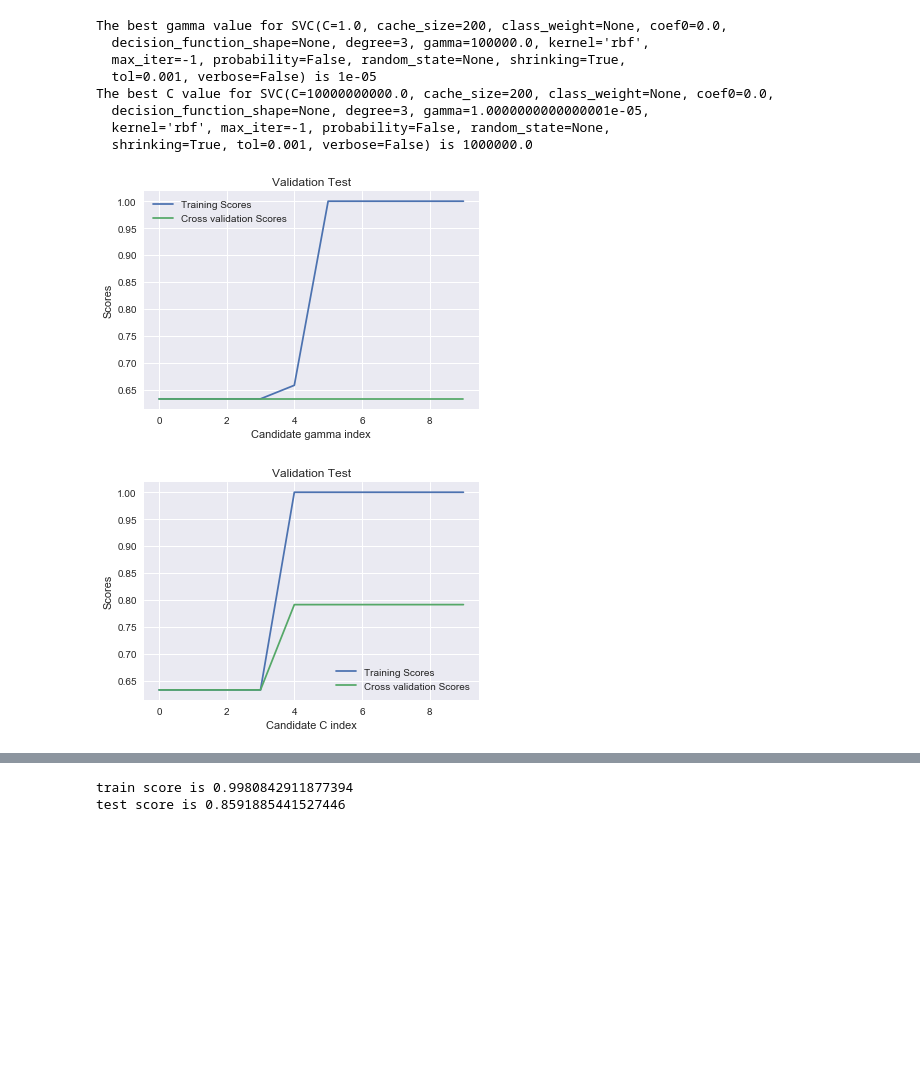
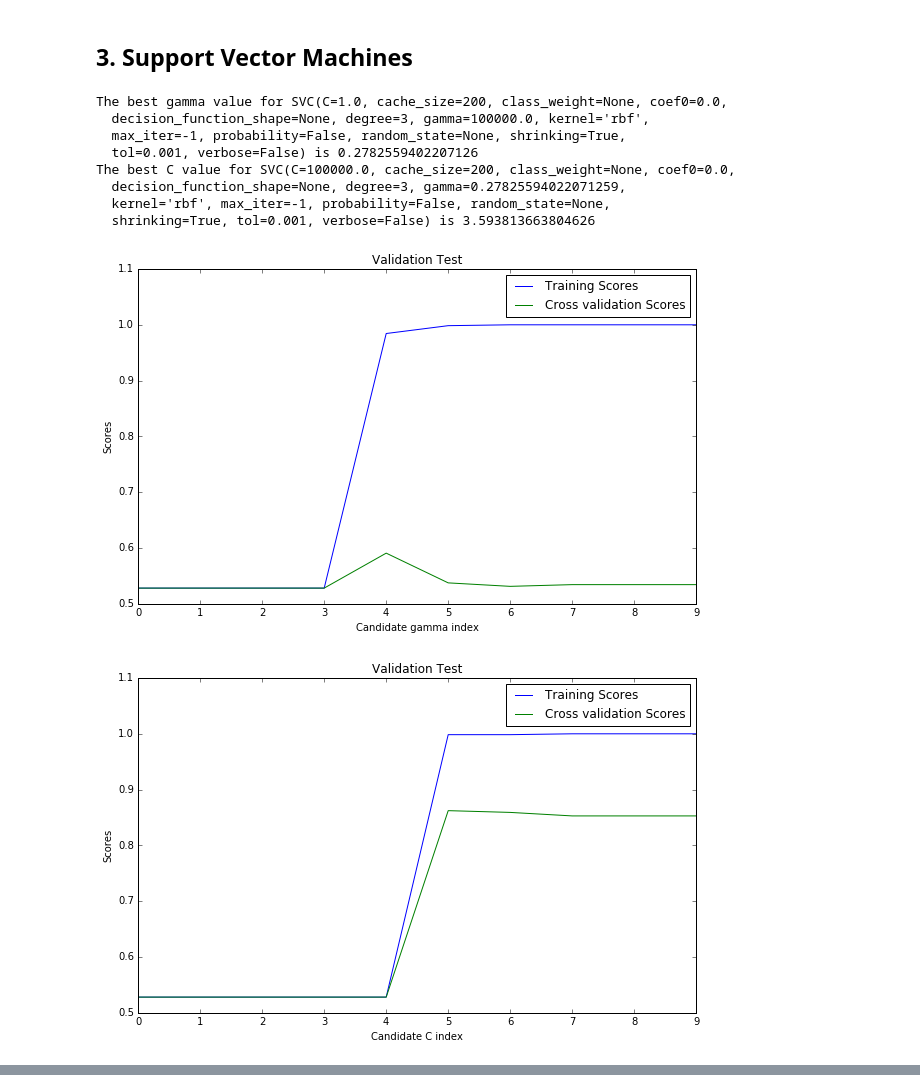
Before and after one commit to Fake-News-Project/Fake-News-Project, a Jupyter notebook: Step2_Extracting_features_and_predict_via_machine_learning.ipynb, the cells around one changed output, grey strips where cells are left out. Cells and saved outputs as stored; diff of their text form; code cells hidden in the pictures; blank space fills up the shorter version.

Commit message:
added roc, auc, and f1 scores of different models, also added script for checking top features

```diff
--- a/Step2_Extracting_features_and_predict_via_machine_learning.ipynb
+++ b/Step2_Extracting_features_and_predict_via_machine_learning.ipynb
@@ -166,11 +86,0 @@ test score is 0.8663484486873508
-# %%
-# Support Vector Machines
-best_gamma = valid_test(SVC(), "gamma", np.logspace(-5, 5, 10))
-best_C = valid_test(SVC(gamma = best_gamma), "C", np.logspace(-5, 5, 10))
-svm = SVC(C = best_C, gamma = best_gamma)
-# svm = SVC(C = 3.6, gamma = 0.0016)
-svm.fit(X_train_dtm, Y_train)
-Learning_curve(svm)
-Y_test_pred_svm = svm.predict(X_test_dtm)
-print('train score is {}'.format(svm.score(X_train_dtm, Y_train)))
-print('test score is {}'.format(svm.score(X_test_dtm, Y_test)))
@@ -191,9 +86,0 @@ test score is 0.7541766109785203
-# %%
-# RandomForestClassifier
-best_estimator = valid_test(RandomForestClassifier(), "n_estimators", [x for x in range(2,12)])
-RF = RandomForestClassifier(n_estimators=best_estimator)
-Learning_curve(RF)
-RF.fit(X_train_dtm, Y_train)
-Y_test_pred_RF = RF.predict(X_test_dtm)
-print('Train score is {}'.format(RF.score(X_train_dtm, Y_train)))
-print('test score is {}'.format(RF.score(X_test_dtm, Y_test)))
@@ -211,10 +86,0 @@ test score is 0.7852028639618138
-# %%
-#naive_bayes
-
-best_alpha = valid_test(MultinomialNB(), "alpha", np.logspace(-10, 2, 10))
-nb = MultinomialNB(alpha = best_alpha)
-Learning_curve(nb)
-nb.fit(X_train_dtm, Y_train)
-Y_test_pred_RF = nb.predict(X_test_dtm)
-print('Train score is {}'.format(nb.score(X_train_dtm, Y_train)))
-print('test score is {}'.format(nb.score(X_test_dtm, Y_test)))
@@ -229,6 +89,7 @@ test score is 0.8448687350835322
 # %%
 from sklearn.feature_extraction.text import TfidfVectorizer
-tfidf = TfidfVectorizer(stop_words='english')
+
+tfidf = TfidfVectorizer(tokenizer=tokenize_stemmer,stop_words='english',ngram_range=(2, 2))
 # %%
 tfidf.fit(X_train)
 # %% [output]
@@ -308,22 +246,21 @@ test score is 0.8711217183770883
+# %% [markdown]
+## 3. Support Vector Machines
 # %%
-# Support Vector Machines
 best_gamma = valid_test(SVC(), "gamma", np.logspace(-5, 5, 10))
-best_C = valid_test(SVC(gamma = best_gamma), "C", np.logspace(1, 10, 10))
+best_C = valid_test(SVC(gamma = best_gamma), "C", np.logspace(-5, 5, 10))
 svm = SVC(C = best_C, gamma = best_gamma)
 # svm = SVC(C = 3.6, gamma = 0.0016)
 svm.fit(X_train_dtm, Y_train)
 Learning_curve(svm)
 Y_test_pred_svm = svm.predict(X_test_dtm)
-print('train score is {}'.format(svm.score(X_train_dtm, Y_train)))
-print('test score is {}'.format(svm.score(X_test_dtm, Y_test)))
 # %% [output]
 The best gamma value for SVC(C=1.0, cache_size=200, class_weight=None, coef0=0.0,
   decision_function_shape=None, degree=3, gamma=100000.0, kernel='rbf',
   max_iter=-1, probability=False, random_state=None, shrinking=True,
-  tol=0.001, verbose=False) is 1e-05
-The best C value for SVC(C=10000000000.0, cache_size=200, class_weight=None, coef0=0.0,
-  decision_function_shape=None, degree=3, gamma=1.0000000000000001e-05,
+  tol=0.001, verbose=False) is 0.2782559402207126
+The best C value for SVC(C=100000.0, cache_size=200, class_weight=None, coef0=0.0,
+  decision_function_shape=None, degree=3, gamma=0.27825594022071259,
   kernel='rbf', max_iter=-1, probability=False, random_state=None,
-  shrinking=True, tol=0.001, verbose=False) is 1000000.0
+  shrinking=True, tol=0.001, verbose=False) is 3.593813663804626
-[figure, old version]
+[figure, new version]
-[figure, old version]
+[figure, new version]
@@ -331,2 +267,0 @@ The best C value for SVC(C=10000000000.0, cache_size=200, class_weight=None, coe
-train score is 0.9980842911877394
-test score is 0.8591885441527446
```
Also changed, not shown: parts of 33 cells of this notebook, 3 other files.
